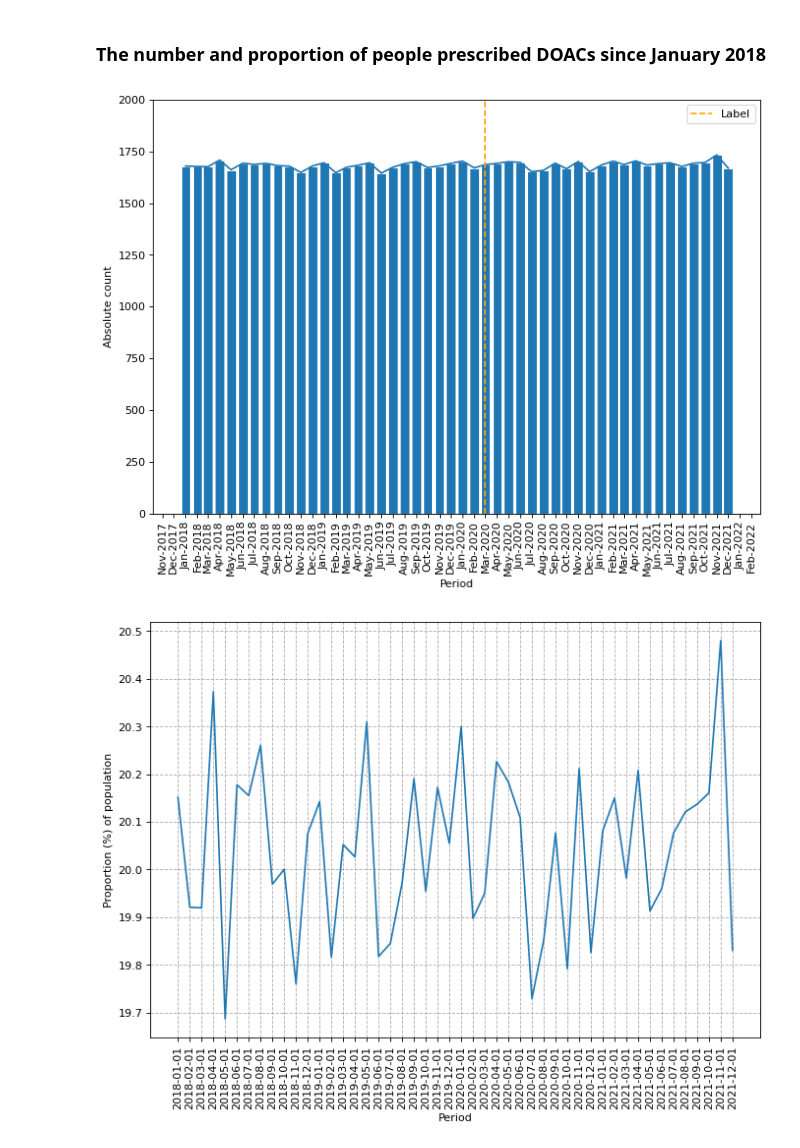
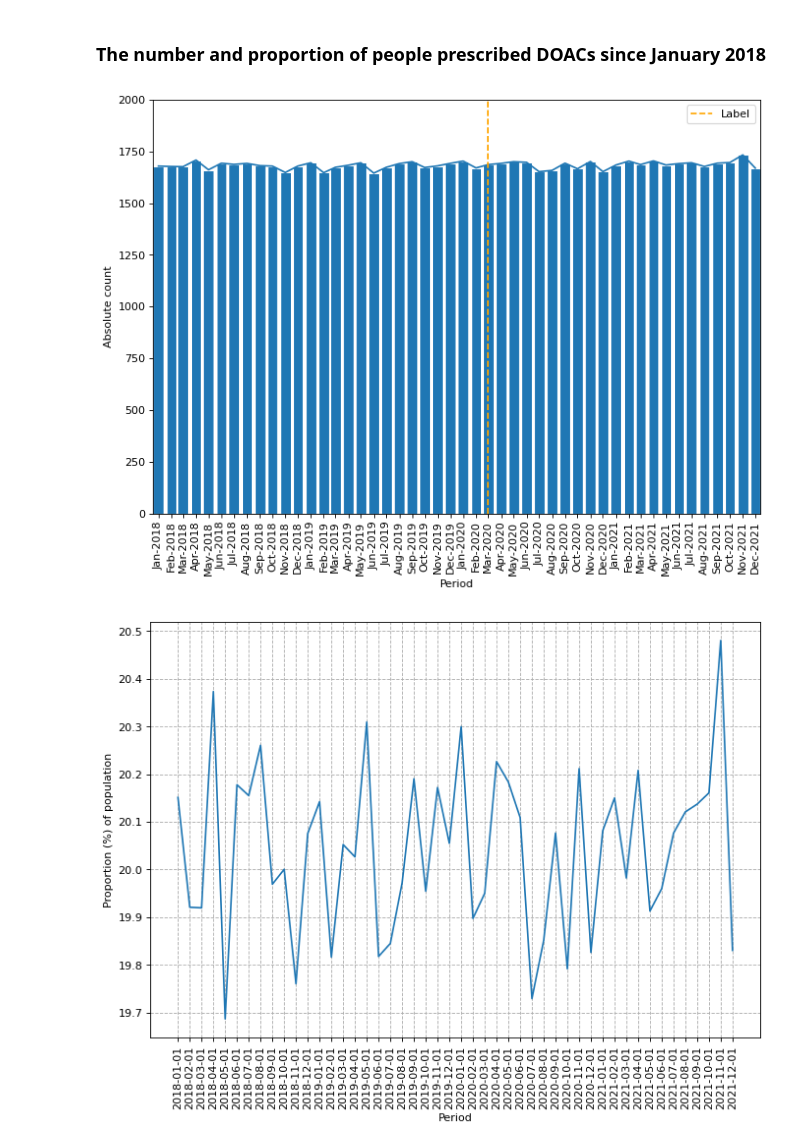
Before and after one commit to opensafely/doacs-covid19, a Jupyter notebook: analysis/report.ipynb, the cells around one changed output. Drawn from its saved outputs; the diff is of its cells as text; code cells hidden in the pictures.

Commit message:
remove dates outside of period Done by setting the margins of the x axis to 0

```diff
--- a/analysis/report.ipynb
+++ b/analysis/report.ipynb
@@ -24,31 +24,32 @@ dtFmt = mdates.DateFormatter('%b-%Y')
 # %%
 all_df=pd.read_csv("../output/filtered/measure_doacs_by_sex_rate.csv", usecols=["date", "on_doac", "population"], parse_dates=["date"])
 summary_df=all_df.groupby(["date"], as_index=False)["on_doac"].sum()
 x1_coordinates=summary_df["date"]
 y1_coordinates=summary_df["on_doac"]
 plt.figure(figsize=(10,7), dpi=80)
 plt.bar(x1_coordinates, y1_coordinates, edgecolor='white',width=25)
 plt.plot(x1_coordinates, y1_coordinates)
 plt.ylabel('Absolute count')
 plt.xlabel('Period')
 #
 plt.gca().xaxis.set_major_locator(mdates.MonthLocator(interval=1))
 plt.gca().xaxis.set_major_formatter(dtFmt)
 plt.vlines(
         x=[pd.to_datetime("2020-03-01")],
         ymin=0,
         ymax=2000,
         colors="orange",
         ls="--",
         label="Label",
     )
 plt.ylim(bottom=0, top=2000)
 plt.xticks(rotation=90)
+plt.margins(x=0)
 plt.legend()
 plt.savefig(f'../output/filtered/plot_01_all_doacs_absolute.png')
 plt.show()
 # %% [output]
-[figure, old version]
+[figure, new version]
 # %%
 all_trend=pd.read_csv("../output/filtered/measure_doacs_by_sex_rate.csv", usecols=["date", "on_doac", "value", "population"])
 all_trend['value'] = 100 * all_trend['value']
```
